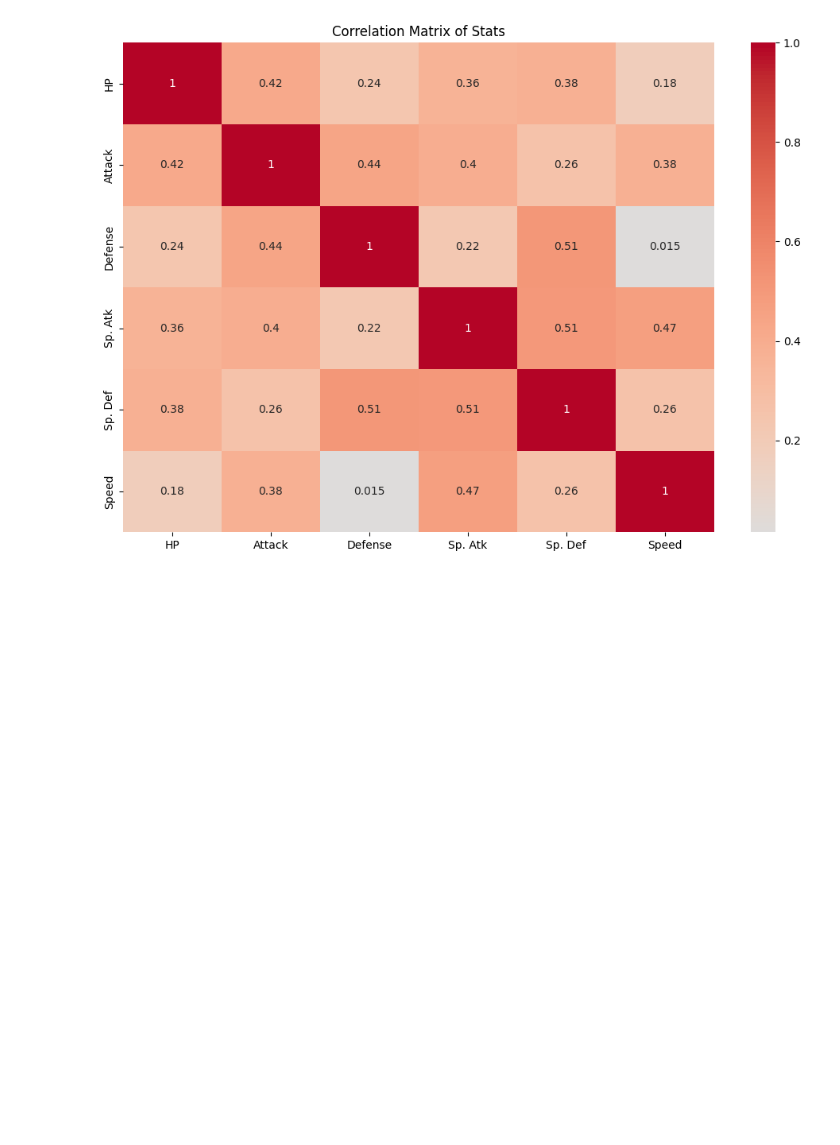
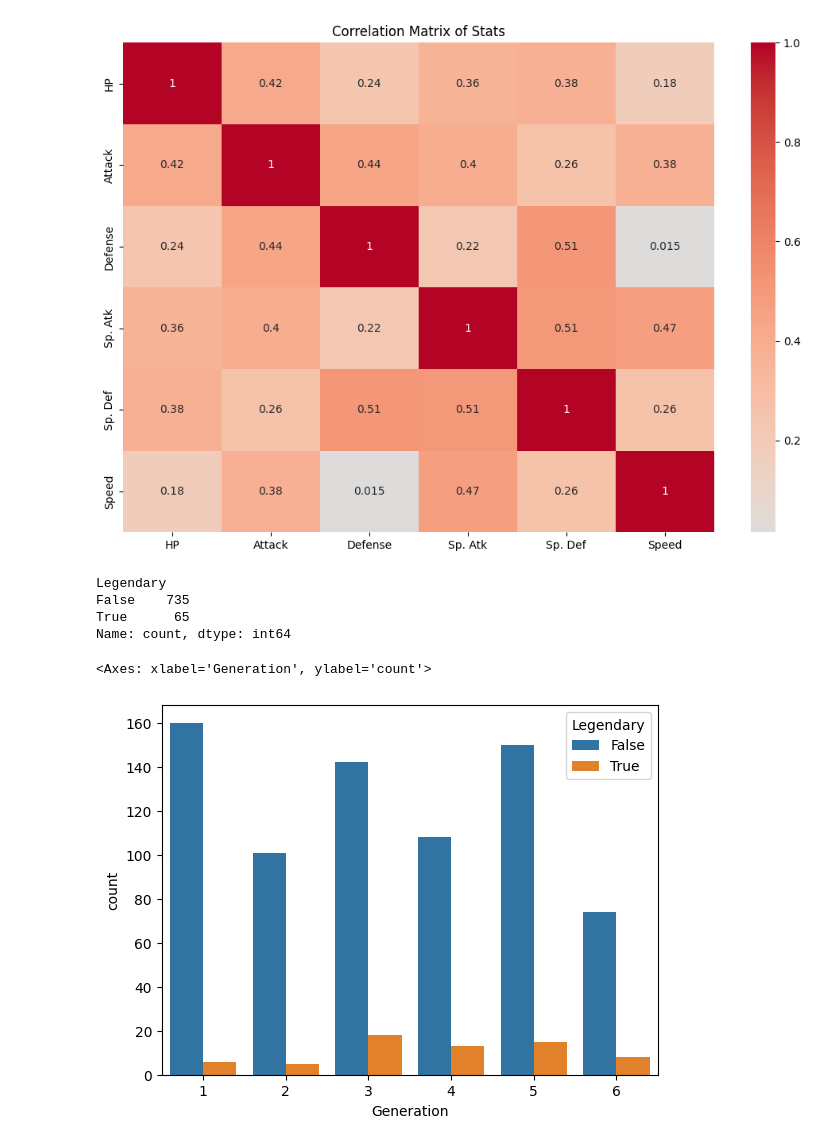
Before and after one commit to harshRaj1601/Python-Data-Science, a Jupyter notebook: pokemon.ipynb, the cells around one changed output. Cells and saved outputs as stored; diff of their text form; code cells hidden in the pictures; blank space fills up the shorter version.

Commit message:
# streamlit, pokemon visualization

```diff
--- a/pokemon.ipynb
+++ b/pokemon.ipynb
@@ -98,0 +101,7 @@ plt.show()
+# %%
+df["Legendary"].value_counts()
+# %% [output]
+Legendary
+False    735
+True      65
+Name: count, dtype: int64
@@ -98,0 +110,5 @@ plt.show()
+# %%
+sns.countplot(df,x="Generation",hue="Legendary")
+# %% [output]
+<Axes: xlabel='Generation', ylabel='count'>
+[figure, added]
```
Also changed, not shown: parts of 8 cells of this notebook, 1 other file.
